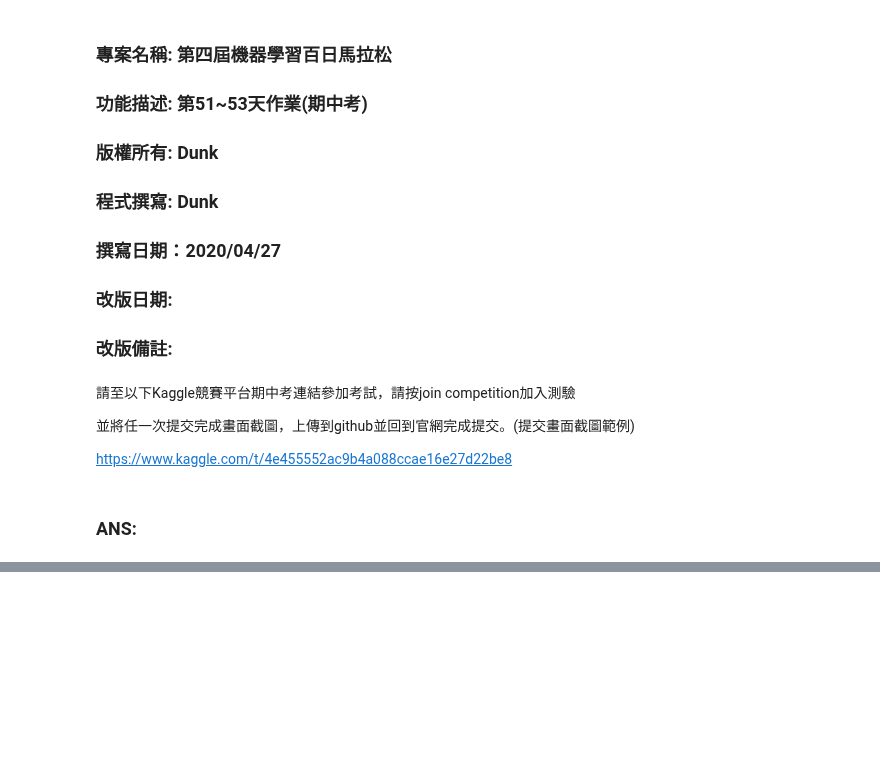
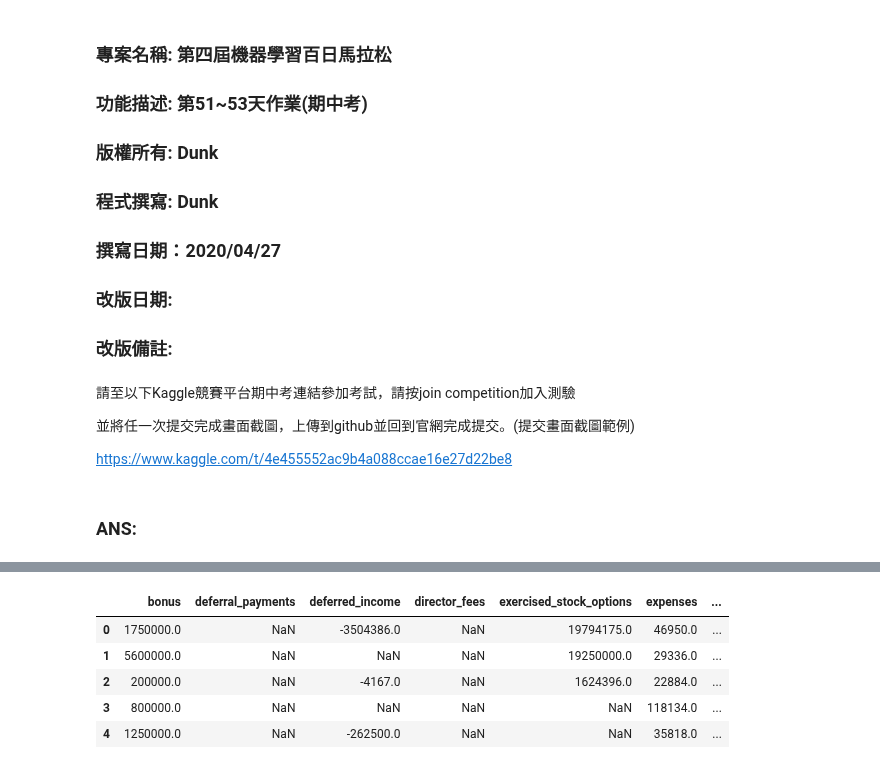
Before and after one commit to DunkLiao/4th-ML100Days, a Jupyter notebook: homework/Day_051_To_053_HW.ipynb, the cells around one changed output, grey strips where cells are left out. Saved outputs shown, nothing was run; the diff lists cells and outputs as text; code cells hidden in the pictures; blank space fills up the shorter version.

```diff
--- a/homework/Day_051_To_053_HW.ipynb
+++ b/homework/Day_051_To_053_HW.ipynb
@@ -41,0 +120,12 @@ print(df_test.shape)
+# %%
+# 削減類別欄位, 只剩數值型欄位
+df_num_only = df[num_features]
+train_num = train_Y.shape[0]
+df_num_only.head()
+# %% [output]
+|  | bonus | deferral_payments | deferred_income | director_fees | exercised_stock_options | expenses | ... |
+| 0 | 1750000.0 | NaN | -3504386.0 | NaN | 19794175.0 | 46950.0 | ... |
+| 1 | 5600000.0 | NaN | NaN | NaN | 19250000.0 | 29336.0 | ... |
+| 2 | 200000.0 | NaN | -4167.0 | NaN | 1624396.0 | 22884.0 | ... |
+| 3 | 800000.0 | NaN | NaN | NaN | NaN | 118134.0 | ... |
+| 4 | 1250000.0 | NaN | -262500.0 | NaN | NaN | 35818.0 | ... |
```
Also changed, not shown: parts of 31 cells of this notebook.
